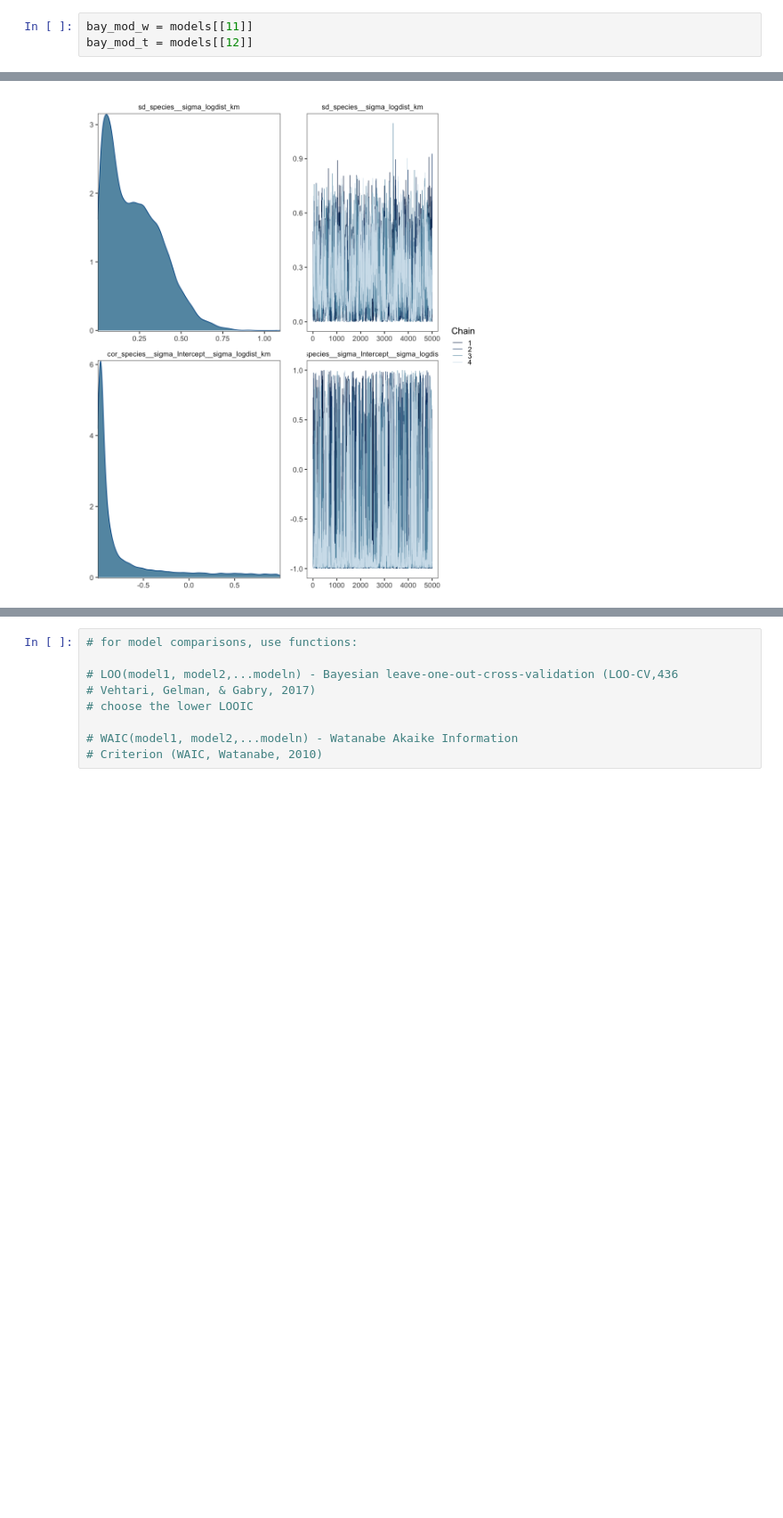
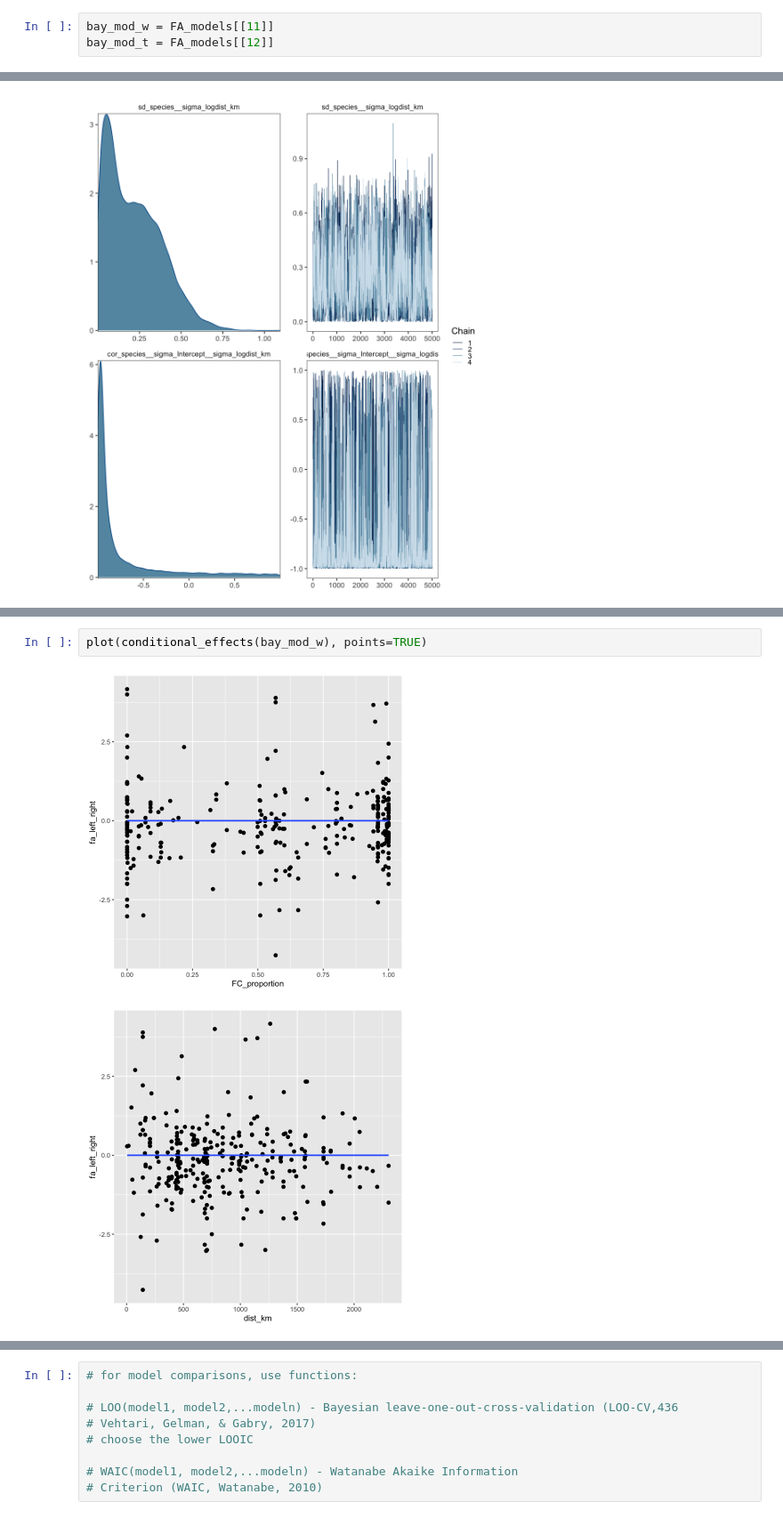
Before and after one commit to FCBT/FA-FGB, a Jupyter notebook: 2.notebook/FA_analysis.ipynb, the cells around one changed output, grey strips where cells are left out. Shown at 89% size. Drawn from its saved outputs; the diff is of its cells as text; blank space fills up the shorter version.

```diff
--- a/2.notebook/FA_analysis.ipynb
+++ b/2.notebook/FA_analysis.ipynb
@@ -503,8 +503,8 @@ The figure shows that FA is not sensitive to the different buffer radius, as the
 
 Below I assign the respective models for wing and tarsus at 600m buffer radius from the list of models generated previously.
 # %%
-bay_mod_w = models[[11]]
-bay_mod_t = models[[12]]
+bay_mod_w = FA_models[[11]]
+bay_mod_t = FA_models[[12]]
 # %% [markdown]
 Let's look at the summary of the wing model.
 # %%
@@ -612,0 +657,5 @@ pairs(bay_mod_w)
+# %%
+plot(conditional_effects(bay_mod_w), points=TRUE)
+# %% [output]
+[figure, added]
+[figure, added]
```
Also changed, not shown: parts of 13 cells of this notebook.
